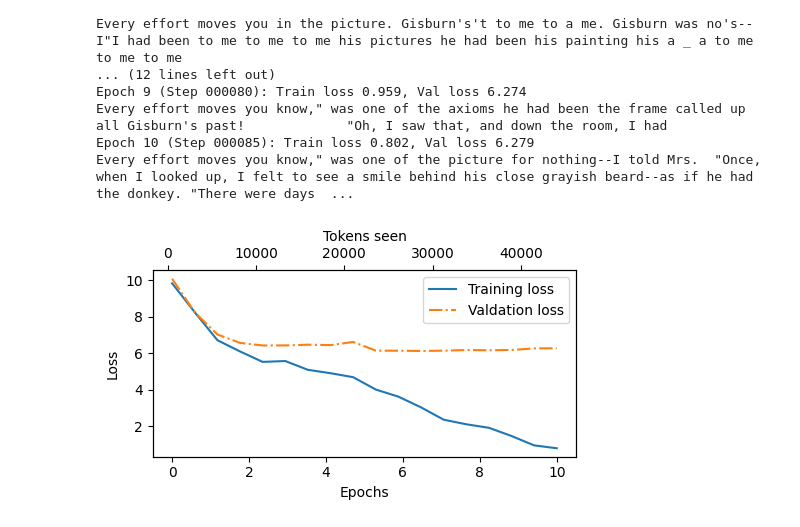
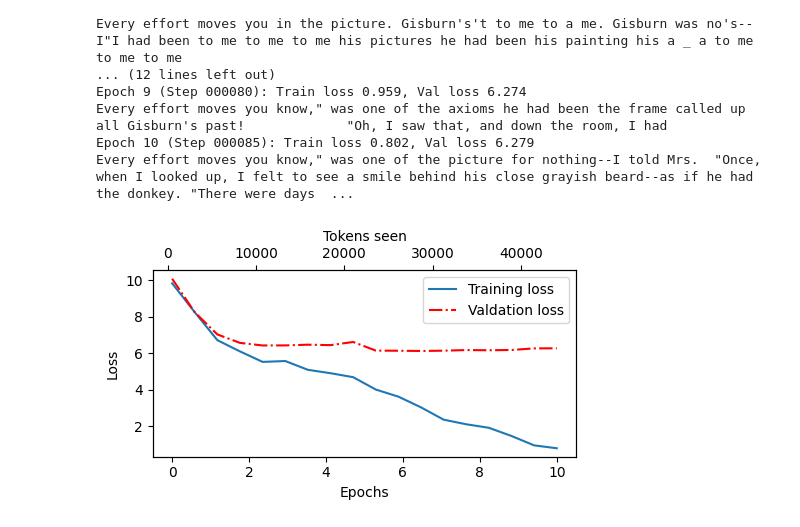
Before and after one commit to Gonde94/ML-Algorithms, a Jupyter notebook: Deep_Learning/Raschka/05_Pretraining_on_Unlabeled_Data_II.ipynb, the cells around one changed output. Cells and saved outputs as stored; diff of their text form; code cells hidden in the pictures.

```diff
--- a/Deep_Learning/Raschka/05_Pretraining_on_Unlabeled_Data_II.ipynb
+++ b/Deep_Learning/Raschka/05_Pretraining_on_Unlabeled_Data_II.ipynb
@@ -161,22 +163,22 @@ Every effort moves you know," was one of the picture for nothing--I told Mrs.  "
 # %%
 import matplotlib.pyplot as plt
 from matplotlib.ticker import MaxNLocator
 
 def plot_losses(epochs_seen, tokens_seen, train_losses, val_losses):
     fig, ax1 = plt.subplots(figsize=(5, 3))
     ax1.plot(epochs_seen, train_losses, label="Training loss")
-    ax1.plot(epochs_seen, val_losses, linestyle="-.", label="Valdation loss")
+    ax1.plot(epochs_seen, val_losses, linestyle="-.", label="Valdation loss", color='red')
     ax1.set_xlabel("Epochs")
     ax1.set_ylabel("Loss")
     ax1.legend(loc="upper right")
     ax1.xaxis.set_major_locator(MaxNLocator(integer=True))
     ax2 = ax1.twiny()
     ax2.plot(tokens_seen, train_losses, alpha=0)
     ax2.set_xlabel("Tokens seen")
     fig.tight_layout()
     plt.show
 
 epochs_tensor = torch.linspace(0, num_epochs, len(train_losses))
 plot_losses(epochs_tensor, tokens_seen, train_losses, val_losses)
 # %% [output]
-[figure, old version]
+[figure, new version]
```
Also changed, not shown: parts of 16 cells of this notebook.
